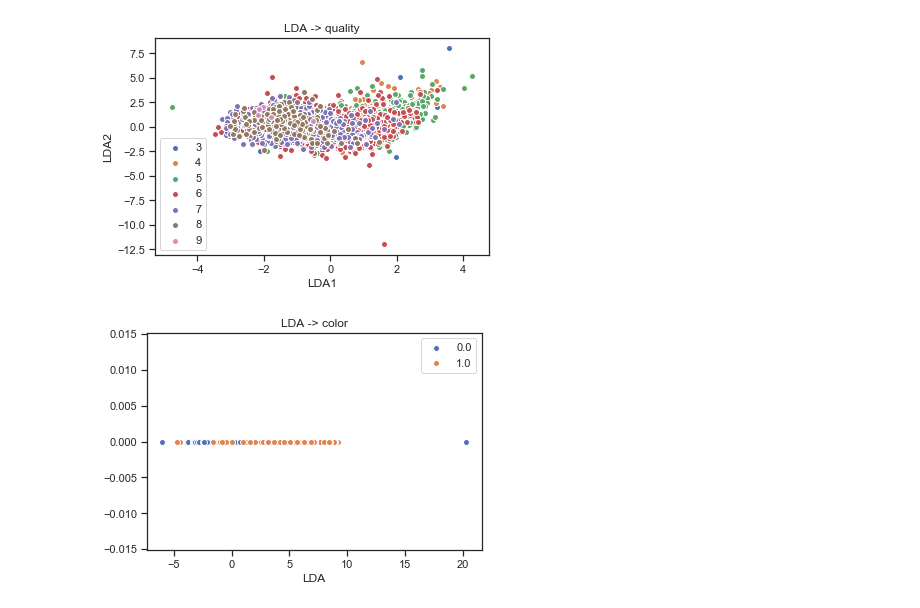
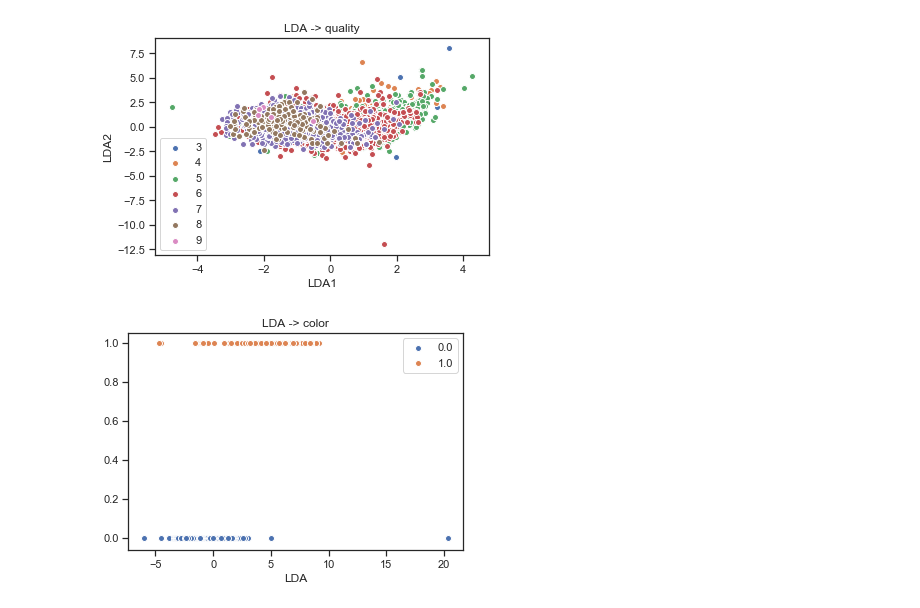
Before and after one commit to Tiankai-Jiang/ECE657A-A2, a Jupyter notebook: Q1.ipynb, the cells around one changed output. Saved outputs shown, nothing was run; the diff lists cells and outputs as text; code cells hidden in the pictures.

```diff
--- a/Q1.ipynb
+++ b/Q1.ipynb
@@ -104,11 +138,13 @@ plt.show()
 # %%
 ldaDf = pd.DataFrame(data = LinearDiscriminantAnalysis().fit_transform(wine[D].values, np.ravel(wine[[C]])), columns = ['LDA'])
 ldaDf.insert(1, C, wine[[C]].values, True)
 fig, ax = plt.subplots()
 ax.set_xlabel('LDA')
 ax.set_title('LDA -> ' + C)
-[ax.scatter(ldaDf.loc[ldaDf[C] == i, 'LDA'], np.zeros_like(ldaDf.loc[ldaDf[C] == i, 'LDA']), edgecolors='w') for i in [0.0, 1.0]]
+ax.scatter(ldaDf.loc[ldaDf[C] == 0.0, 'LDA'], np.zeros_like(ldaDf.loc[ldaDf[C] == 0.0, 'LDA']), edgecolors='w')
+ax.scatter(ldaDf.loc[ldaDf[C] == 1.0, 'LDA'], np.ones_like(ldaDf.loc[ldaDf[C] == 1.0, 'LDA']), edgecolors='w')
 ax.legend([0.0, 1.0])
+# fig.savefig('Q1_LDA_Scatter_color.png', dpi=300)
 plt.show()
 # %% [output]
-[figure, old version]
+[figure, new version]
```
Also changed, not shown: parts of 10 cells of this notebook, 23 other files.
